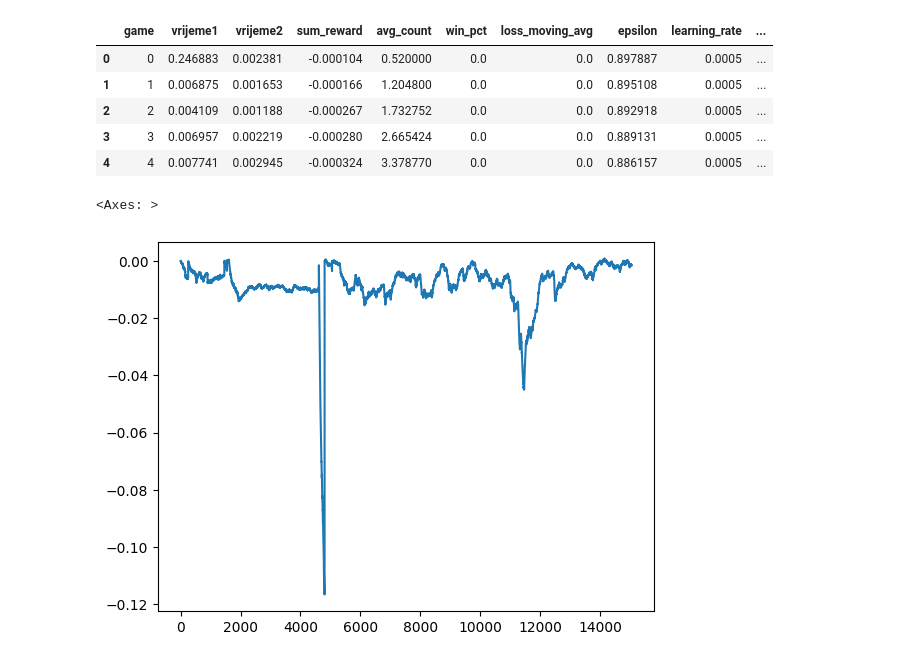
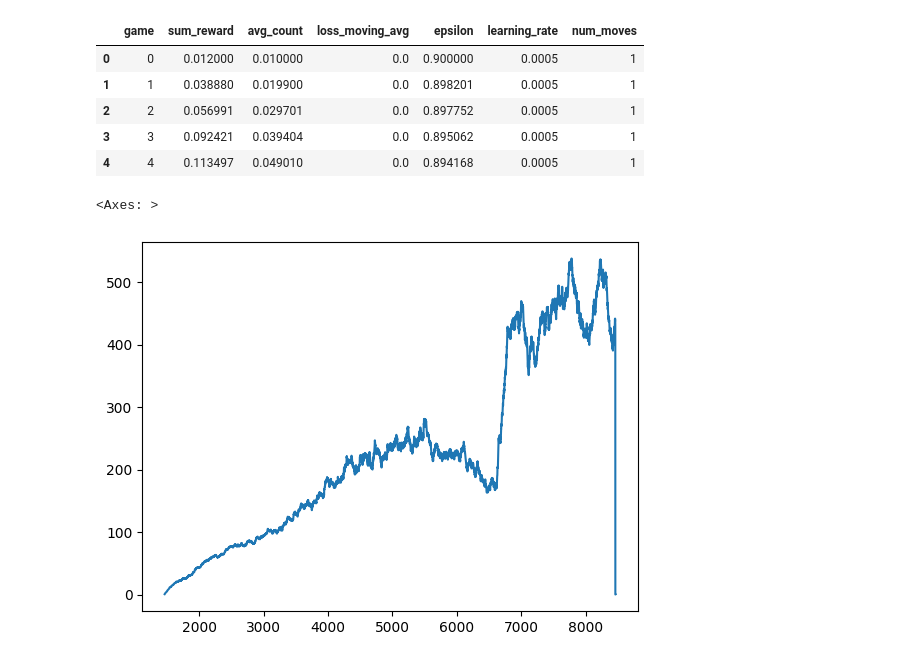
Before and after one commit to Lvlad0022/Diplomski, a Jupyter notebook: Untitled-1.ipynb, the cells around one changed output. Cells and saved outputs as stored; diff of their text form; code cells hidden in the pictures.

```diff
--- a/Untitled-1.ipynb
+++ b/Untitled-1.ipynb
@@ -3,18 +3,22 @@ import pandas as pd
 import numpy as np
 import matplotlib as plt
 # %%
-df = pd.read_csv(r"C:\Users\lovro\Desktop\AIBG-9.0-master\model_checkpoints\save_simle_log.csv")
+data1 = pd.read_csv(r"C:\Users\lovro\Desktop\AIBG-9.0-master\simple_snake_game_models\manja mnrzea\save_simle_resnet_log_n3.csv")
+data2 = pd.read_csv(r"C:\Users\lovro\Desktop\AIBG-9.0-master\simple_snake_game_models\manja mnrzea\save_simle_resnet_log_n5.csv")
+data3 = pd.read_csv(r"C:\Users\lovro\Desktop\AIBG-9.0-master\simple_snake_game_models\manja mnrzea\save_simle_resnet_log_n7.csv")
 # %%
 df.head()
 # %% [output]
-|  | game | vrijeme1 | vrijeme2 | sum_reward | avg_count | win_pct | loss_moving_avg | epsilon | learning_rate | ... |
-| 0 | 0 | 0.246883 | 0.002381 | -0.000104 | 0.520000 | 0.0 | 0.0 | 0.897887 | 0.0005 | ... |
-| 1 | 1 | 0.006875 | 0.001653 | -0.000166 | 1.204800 | 0.0 | 0.0 | 0.895108 | 0.0005 | ... |
-| 2 | 2 | 0.004109 | 0.001188 | -0.000267 | 1.732752 | 0.0 | 0.0 | 0.892918 | 0.0005 | ... |
-| 3 | 3 | 0.006957 | 0.002219 | -0.000280 | 2.665424 | 0.0 | 0.0 | 0.889131 | 0.0005 | ... |
-| 4 | 4 | 0.007741 | 0.002945 | -0.000324 | 3.378770 | 0.0 | 0.0 | 0.886157 | 0.0005 | ... |
+|  | game | sum_reward | avg_count | loss_moving_avg | epsilon | learning_rate | num_moves |
+| 0 | 0 | 0.012000 | 0.010000 | 0.0 | 0.900000 | 0.0005 | 1 |
+| 1 | 1 | 0.038880 | 0.019900 | 0.0 | 0.898201 | 0.0005 | 1 |
+| 2 | 2 | 0.056991 | 0.029701 | 0.0 | 0.897752 | 0.0005 | 1 |
+| 3 | 3 | 0.092421 | 0.039404 | 0.0 | 0.895062 | 0.0005 | 1 |
+| 4 | 4 | 0.113497 | 0.049010 | 0.0 | 0.894168 | 0.0005 | 1 |
 # %%
-df["sum_reward"].plot()
+data1["avg_count"][-7000:].plot()
+#data2["avg_count"][-7000:].plot()
+#data3["avg_count"][-7000:].plot()
 # %% [output]
 <Axes: >
-[figure, old version]
+[figure, new version]
```
Also changed, not shown: parts of 2 cells of this notebook, 38 other files.
